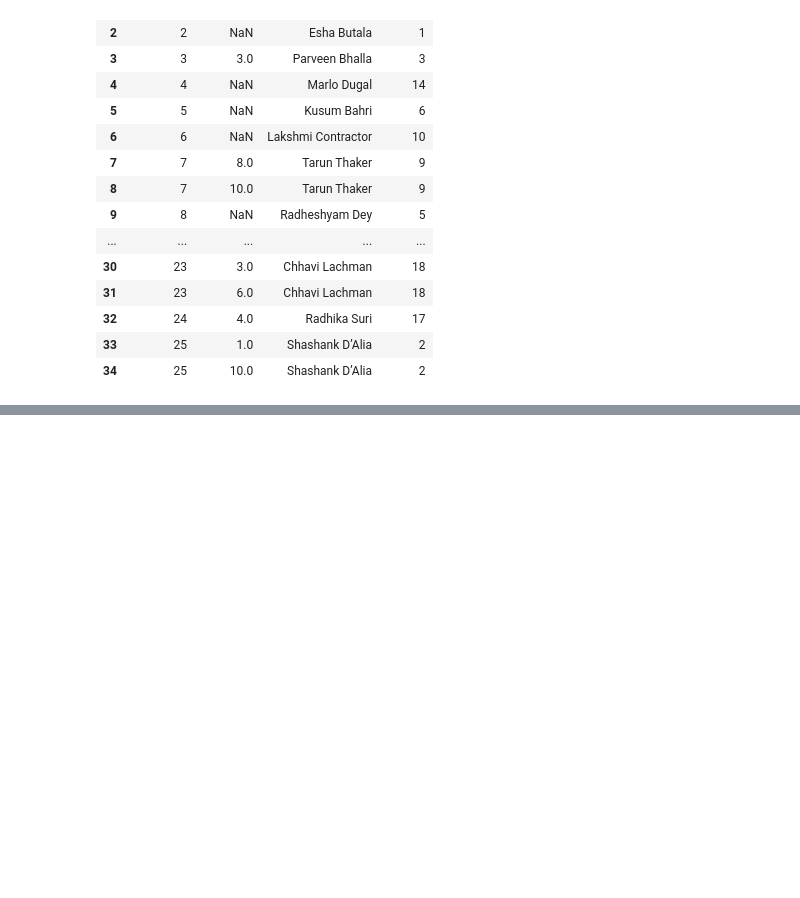
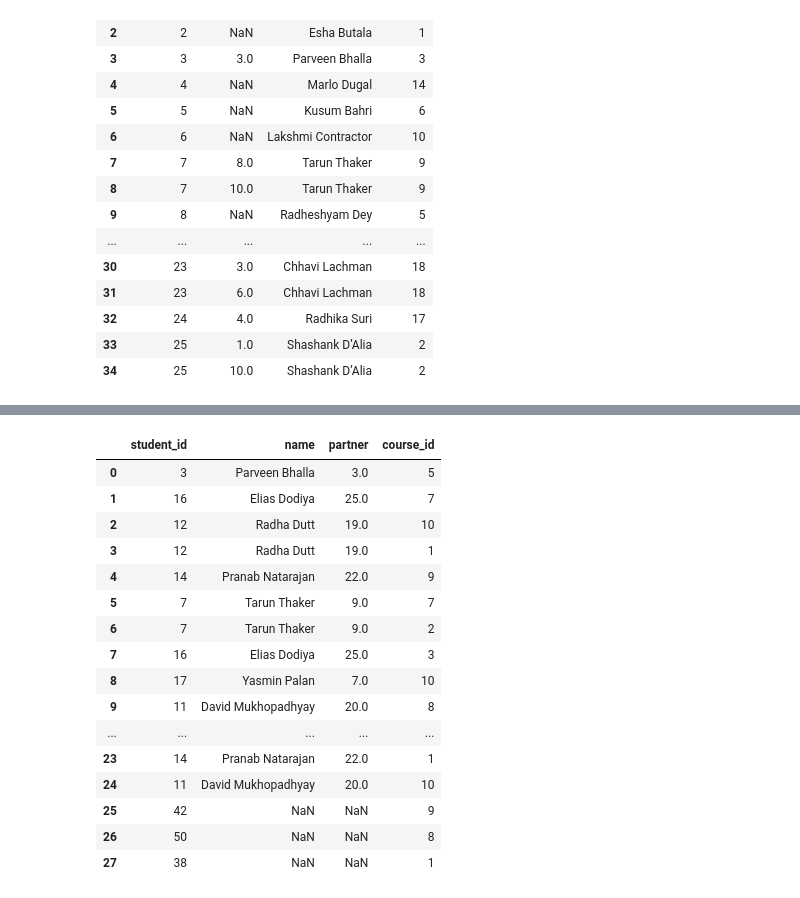
Before and after one commit to swayam-learning/prep, a Jupyter notebook: pandas_merge_join_concatenate.ipynb, the cells around one changed output, grey strips where cells are left out. Drawn from its saved outputs; the diff is of its cells as text; code cells hidden in the pictures; blank space fills up the shorter version.

```diff
--- a/pandas_merge_join_concatenate.ipynb
+++ b/pandas_merge_join_concatenate.ipynb
@@ -249,0 +270,20 @@ nov_reg.merge(student,how="right",on="student_id")
+# %%
+student.merge(reg_month2_xl,on="student_id",how="right")
+# %% [output]
+|  | student_id | name | partner | course_id |
+| 0 | 3 | Parveen Bhalla | 3.0 | 5 |
+| 1 | 16 | Elias Dodiya | 25.0 | 7 |
+| 2 | 12 | Radha Dutt | 19.0 | 10 |
+| 3 | 12 | Radha Dutt | 19.0 | 1 |
+| 4 | 14 | Pranab Natarajan | 22.0 | 9 |
+| 5 | 7 | Tarun Thaker | 9.0 | 7 |
+| 6 | 7 | Tarun Thaker | 9.0 | 2 |
+| 7 | 16 | Elias Dodiya | 25.0 | 3 |
+| 8 | 17 | Yasmin Palan | 7.0 | 10 |
+| 9 | 11 | David Mukhopadhyay | 20.0 | 8 |
+| ... | ... | ... | ... | ... |
+| 23 | 14 | Pranab Natarajan | 22.0 | 1 |
+| 24 | 11 | David Mukhopadhyay | 20.0 | 10 |
+| 25 | 42 | NaN | NaN | 9 |
+| 26 | 50 | NaN | NaN | 8 |
+| 27 | 38 | NaN | NaN | 1 |
```
Also changed, not shown: parts of 2 cells of this notebook.
